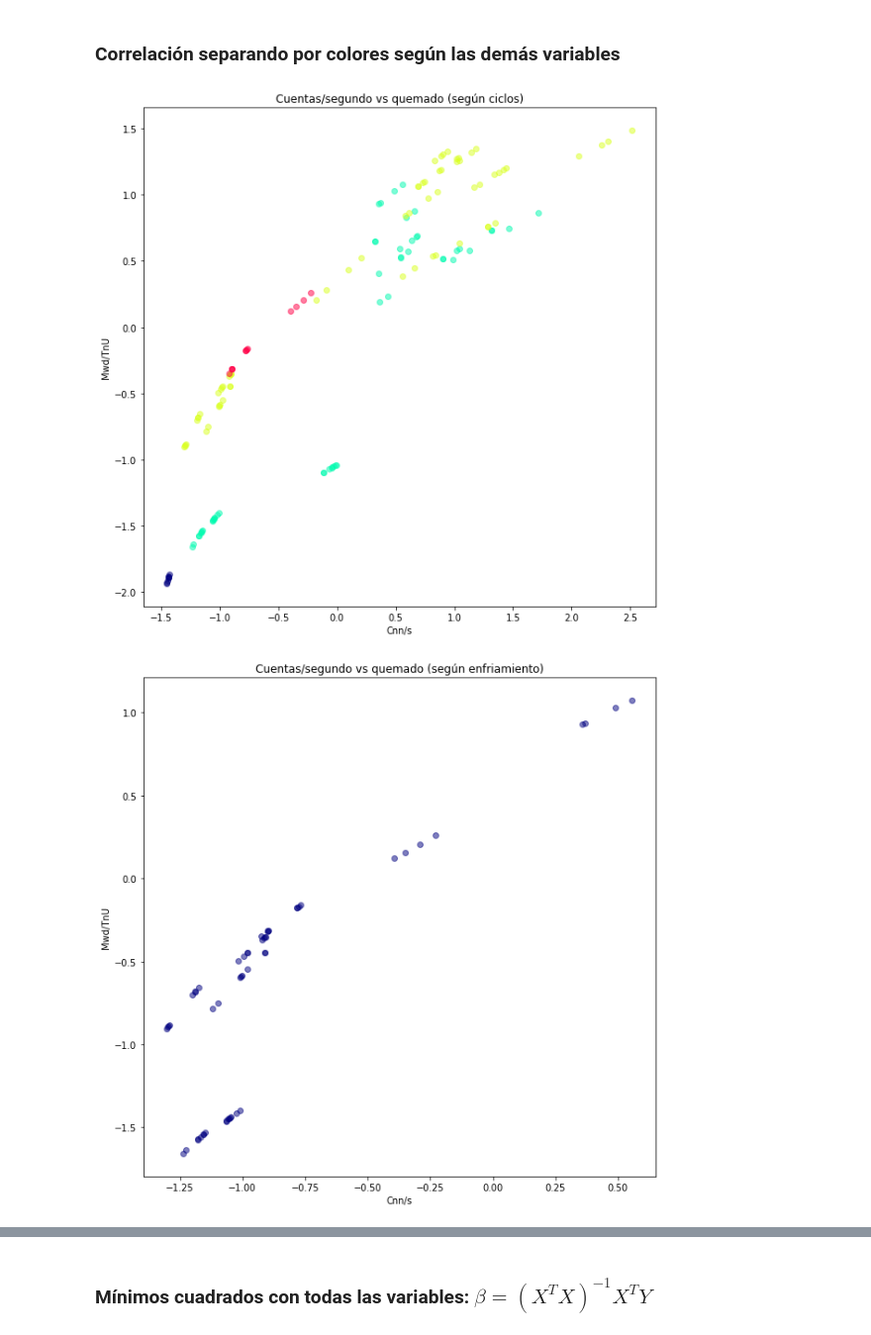
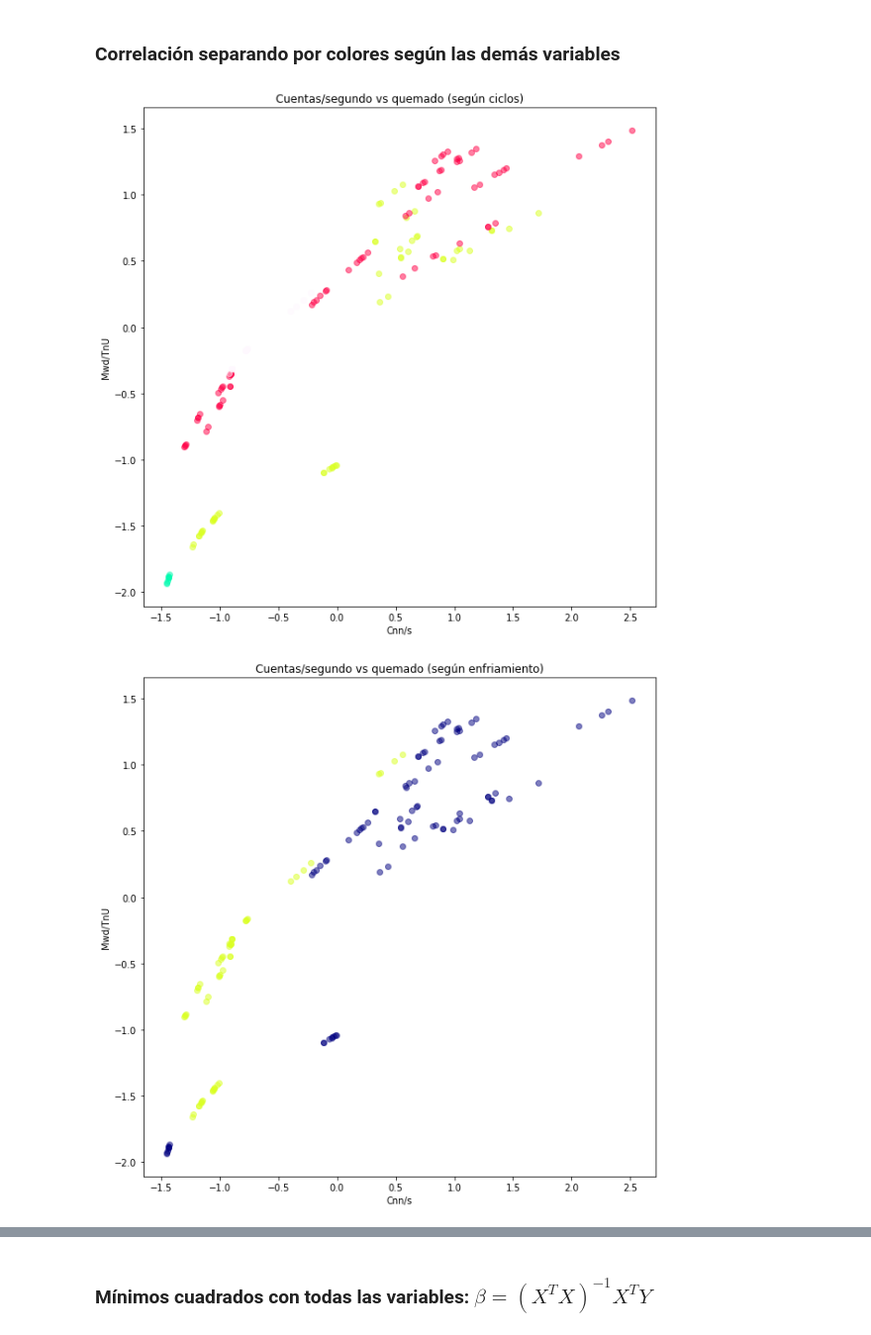
Before and after one commit to jarok03/PracticaUAM, a Jupyter notebook: CalculoQuemadoLOO.ipynb, the cells around one changed output, grey strips where cells are left out. Shown: that part at 99% size. Cells and saved outputs as stored; diff of their text form; code cells hidden in the pictures.

```diff
--- a/CalculoQuemadoLOO.ipynb
+++ b/CalculoQuemadoLOO.ipynb
@@ -290,9 +257,9 @@ cmap = matplotlib.cm.get_cmap('gist_ncar')
 fig,ax = plt.subplots(figsize=(10,10))
 colores = int(np.amax(ent['Ciclos_D'].values))
 
-for i in range(colores):
-    indep = ent['Cnn/s'].loc[ent['Ciclos_D']==i+1].values
-    dep = ent['Mwd/TnU'].loc[ent['Ciclos_D']==i+1].values
+for i in range(colores+1):
+    indep = data['Cnn/s'].loc[data['Ciclos_D']==i].values
+    dep = data['Mwd/TnU'].loc[data['Ciclos_D']==i].values
     ax.plot(indep,dep, 'o', alpha=0.5, c=cmap(i/colores))
 
 ax.set_title('Cuentas/segundo vs quemado (según ciclos)')
@@ -301,23 +268,23 @@ ax.set_ylabel('Mwd/TnU')
 plt.show()
 plt.close()
 # %% [output]
-[figure, old version]
+[figure, new version]
 # %%
 fig,ax = plt.subplots(figsize=(10,10))
 colores = int(np.amax(ent['Enf(mes)_D'].values)+1)
 
-for i in range(colores):
-    indep = ent['Cnn/s'].loc[ent['Enf(mes)_D']==i+1].values
-    dep = ent['Mwd/TnU'].loc[ent['Enf(mes)_D']==i+1].values
+for i in range(colores+1):
+    indep = data['Cnn/s'].loc[data['Enf(mes)_D']==i].values
+    dep = data['Mwd/TnU'].loc[data['Enf(mes)_D']==i].values
     ax.plot(indep,dep, 'o', alpha=0.5, c=cmap(i/colores))
 
 ax.set_title('Cuentas/segundo vs quemado (según enfriamiento)')
 ax.set_xlabel('Cnn/s')
 ax.set_ylabel('Mwd/TnU')
 plt.show()
 plt.close()
 # %% [output]
-[figure, old version]
+[figure, new version]
 # %%
 fig,ax = plt.subplots(figsize=(10,10))
 colores = int(np.amax(ent['Enr(%)_D'].values)+1)
```
Also changed, not shown: parts of 12 cells of this notebook, 2 other files.
